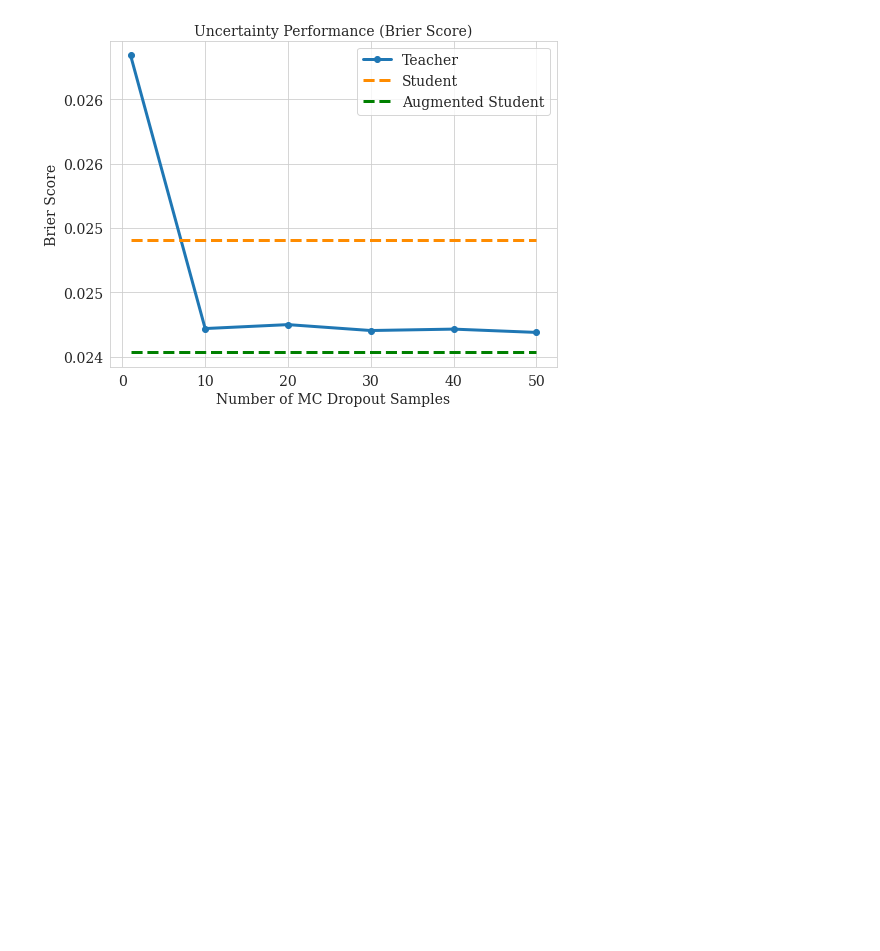
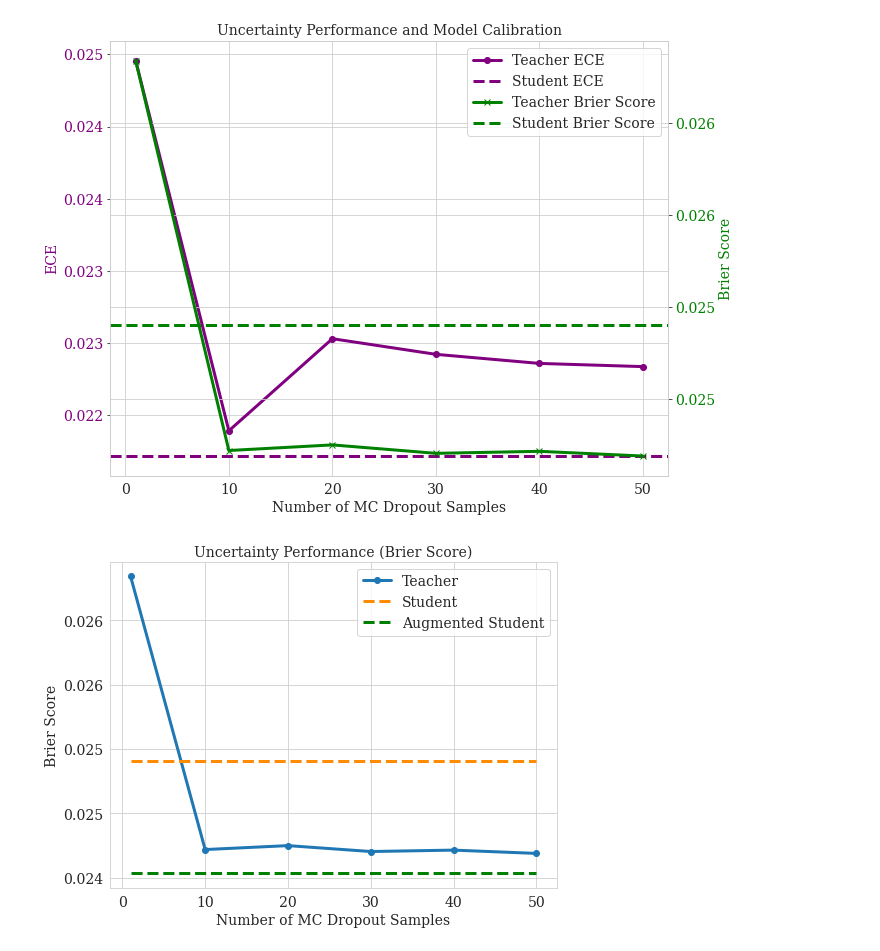
Before and after one commit to jsonnenburg/real-time-uncertainty-text-classification, a Jupyter notebook: analysis/teacher_student_MCD_performance.ipynb, the cells around one changed output. Saved outputs shown, nothing was run; the diff lists cells and outputs as text; code cells hidden in the pictures; blank space fills up the shorter version.

```diff
--- a/analysis/teacher_student_MCD_performance.ipynb
+++ b/analysis/teacher_student_MCD_performance.ipynb
@@ -124,34 +128,36 @@ teacher_brier = [teacher_mcd_results[k]['brier_score'] for k in teacher_mcd_resu
 student_ece = student_mc_results['ece_score_l1']
 student_brier = student_mc_results['brier_score']
 
 fig, ax1 = plt.subplots(figsize=(10, 8))
 ax1.yaxis.set_major_formatter(StrMethodFormatter('{x:,.3f}'))
 # set formatter also for ax2
 ax2 = ax1.twinx()
 ax2.yaxis.set_major_formatter(StrMethodFormatter('{x:,.3f}'))
 
 ax1.set_xlabel('Number of MC Dropout Samples')
-ax1.set_ylabel('ECE Score', color='purple')
+ax1.set_ylabel('ECE', color='purple')
 ax1.plot(teacher_k, teacher_ece, label='Teacher ECE', marker='o', lw=3,color='purple')
 ax1.axhline(student_ece, label='Student ECE', linestyle='--', lw=3, color='purple')
 ax1.tick_params(axis='y', labelcolor='purple')
 
 # Instantiate a second axes that shares the same x-axis
 ax2.set_ylabel('Brier Score', color='green')  # we already handled the x-label with ax1
 ax2.plot(teacher_k, teacher_brier, label='Teacher Brier Score', marker='x', lw=3, color='green')
 ax2.axhline(student_brier, label='Student Brier Score', linestyle='--', lw=3, color='green')
 ax2.tick_params(axis='y', labelcolor='green')
 
 # Combined legend
 lines, labels = ax1.get_legend_handles_labels()
 lines2, labels2 = ax2.get_legend_handles_labels()
 ax2.legend(lines + lines2, labels + labels2, loc='upper right')
 
 plt.title(f'Uncertainty Performance and Model Calibration')
 if SAVE_PLOTS:
     plt.tight_layout()
     plt.savefig(os.path.join(image_save_path, f"plot_ece_brier_teacher_student.pdf"))
     plt.close()
+# %% [output]
+[figure, added]
 # %%
 # plot teacher brier score vs k
 plt.figure(figsize=(8, 6))
```
Also changed, not shown: parts of 6 cells of this notebook, 20 other files.
